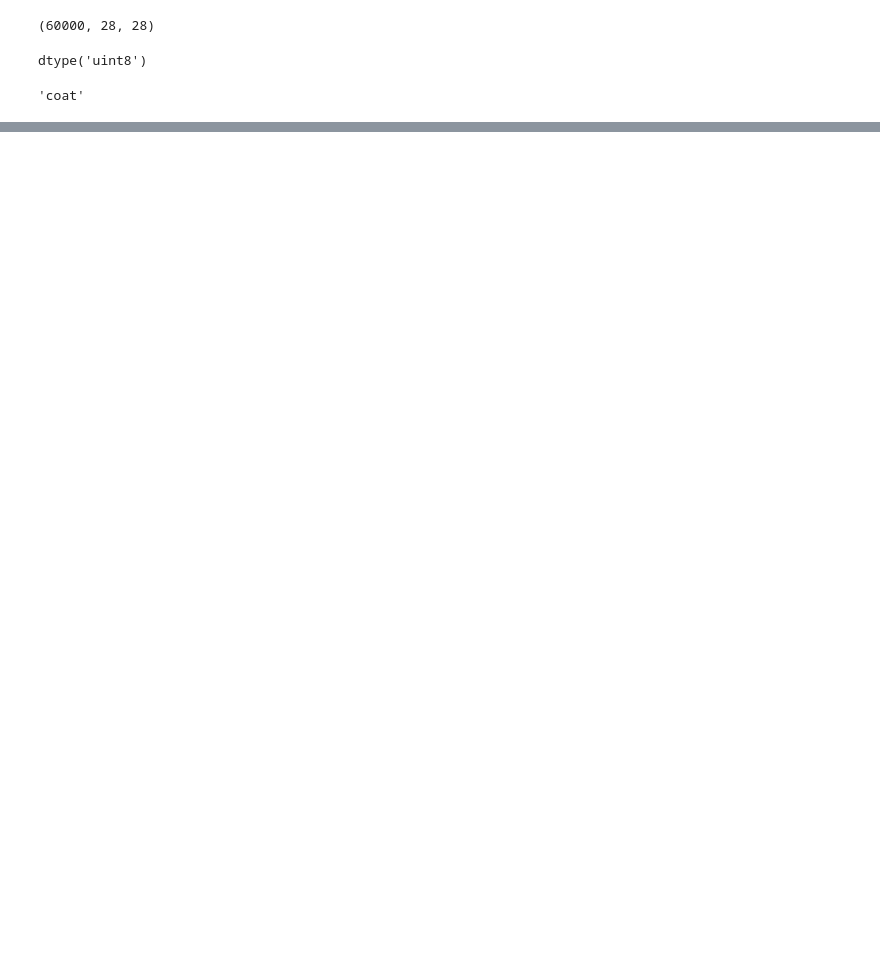
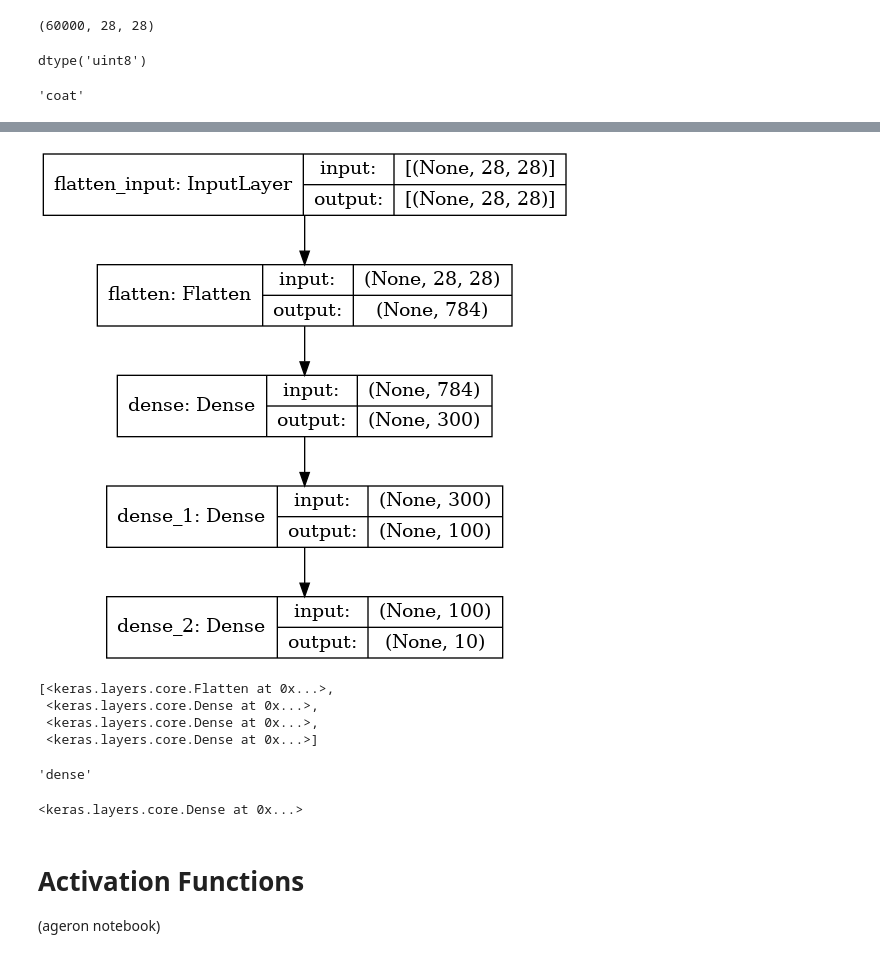
Before and after one commit to caiomts/deep_learning_hands-on, a Jupyter notebook: ann_w_keras.ipynb, the cells around one changed output, grey strips where cells are left out. Drawn from its saved outputs; the diff is of its cells as text; code cells hidden in the pictures; blank space fills up the shorter version.

Commit message:
ann till learning curves

```diff
--- a/ann_w_keras.ipynb
+++ b/ann_w_keras.ipynb
@@ -263,0 +263,8 @@ class_names[y_train[0]]
+# %%
+# Can be set as follow as well
+model = keras.models.Sequential([
+    keras.layers.Flatten(input_shape=[28, 28]),
+    keras.layers.Dense(300, activation='relu'),
+    keras.layers.Dense(100, activation='relu'),
+    keras.layers.Dense(10, activation='softmax')
+])
@@ -263,0 +290,22 @@ class_names[y_train[0]]
+# %%
+keras.utils.plot_model(model, show_shapes=True)
+# %% [output]
+[figure, added]
+# %%
+model.layers
+# %% [output]
+[<keras.layers.core.Flatten at 0x...>,
+ <keras.layers.core.Dense at 0x...>,
+ <keras.layers.core.Dense at 0x...>,
+ <keras.layers.core.Dense at 0x...>]
+# %%
+model.layers[1].name
+# %% [output]
+'dense'
+# %%
+model.get_layer('dense')
+# %% [output]
+<keras.layers.core.Dense at 0x...>
+# %% [markdown]
+# Activation Functions
+(ageron notebook)
```
Also changed, not shown: parts of 18 cells of this notebook, 1 other file.
